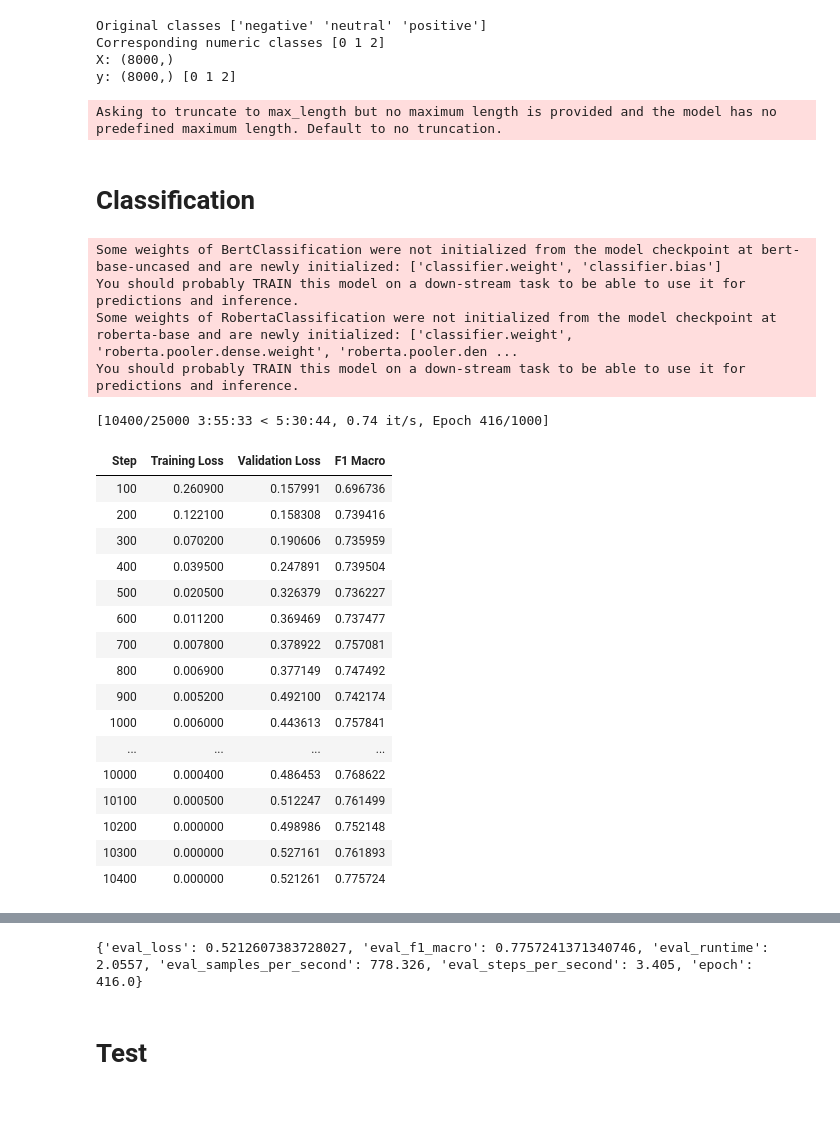
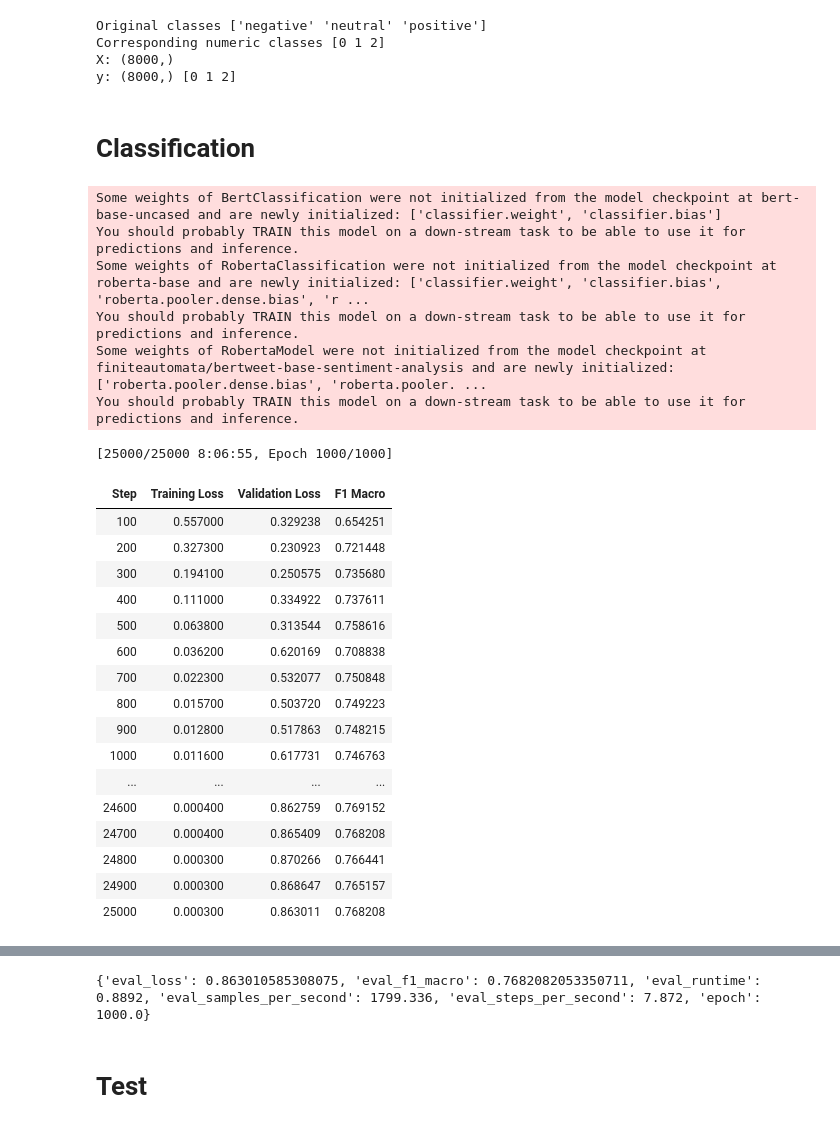
Before and after one commit to fas38/twitter-sentiment-analysis, a Jupyter notebook: deep_learning_pretrained_transformers_clf.nbconvert.ipynb, the cells around one changed output, grey strips where cells are left out. Saved outputs shown, nothing was run; the diff lists cells and outputs as text; code cells hidden in the pictures.

Commit message:
finalized models

```diff
--- a/deep_learning_pretrained_transformers_clf.nbconvert.ipynb
+++ b/deep_learning_pretrained_transformers_clf.nbconvert.ipynb
@@ -27,6 +27,6 @@ def preprocess(text):
 # %%
-df['words_str'] = df['text'].apply(preprocess)
-df_test['words_str'] = df_test['text'].apply(preprocess)
+# df['words_str'] = df['text'].apply(preprocess)
+# df_test['words_str'] = df_test['text'].apply(preprocess)
 # %%
 from sklearn import preprocessing
 from transformers import BertTokenizer, BertModel, BertPreTrainedModel, TrainingArguments, Trainer
@@ -71,12 +71,12 @@ tokenizer_bert = BertTokenizer.from_pretrained('bert-base-uncased')
 tokenizer_roberta = RobertaTokenizer.from_pretrained('roberta-base')
 tokenizer_twitter = AutoTokenizer.from_pretrained('cardiffnlp/twitter-roberta-base')
 tokenizer_twitter_sentiment = AutoTokenizer.from_pretrained('cardiffnlp/twitter-roberta-base-sentiment-latest')
+tokenizer_mpnet = AutoTokenizer.from_pretrained('sentence-transformers/stsb-mpnet-base-v2')
+tokenizer_bert_twitter = AutoTokenizer.from_pretrained('finiteautomata/bertweet-base-sentiment-analysis')
 # %%
-tokenizer = tokenizer_twitter_sentiment
+tokenizer = tokenizer_bert_twitter
 train_encodings = tokenizer(train_texts.tolist(), truncation=True, padding=True)
 val_encodings = tokenizer(val_texts.tolist(), truncation=True, padding=True)
-# %% [output]
-Asking to truncate to max_length but no maximum length is provided and the model has no predefined maximum length. Default to no truncation.
 # %% [markdown]
 # Classification
 # %%
@@ -308,13 +449,17 @@ val_dataset = ClassificationDataset(val_encodings, val_labels)
 model_bert = BertClassification.from_pretrained('bert-base-uncased')
 model_roberta = RobertaClassification.from_pretrained('roberta-base')
 model_twitter = RobertaClassificationTwitter_3()
+model_mpnet = MpnetClassification()
+model_bert_twitter = BertClassificationTwitter_3()
 # %% [output]
 Some weights of BertClassification were not initialized from the model checkpoint at bert-base-uncased and are newly initialized: ['classifier.weight', 'classifier.bias']
 You should probably TRAIN this model on a down-stream task to be able to use it for predictions and inference.
-Some weights of RobertaClassification were not initialized from the model checkpoint at roberta-base and are newly initialized: ['classifier.weight', 'roberta.pooler.dense.weight', 'roberta.pooler.den ...
+Some weights of RobertaClassification were not initialized from the model checkpoint at roberta-base and are newly initialized: ['classifier.weight', 'classifier.bias', 'roberta.pooler.dense.bias', 'r ...
 You should probably TRAIN this model on a down-stream task to be able to use it for predictions and inference.
+Some weights of RobertaModel were not initialized from the model checkpoint at finiteautomata/bertweet-base-sentiment-analysis and are newly initialized: ['roberta.pooler.dense.bias', 'roberta.pooler. ...
+You should probably TRAIN this model on a down-stream task to be able to use it for predictions and inference.
 # %%
-model = model_twitter.to(device)
+model = model_bert_twitter.to(device)
 
 # Define training arguments and trainer
 training_args = TrainingArguments(
@@ -323,51 +468,51 @@ training_args = TrainingArguments(
     per_device_eval_batch_size=256,
     learning_rate=0.00001,
     num_train_epochs=1000,
     logging_dir='./logs',
     evaluation_strategy='steps',
     logging_steps=100,
     weight_decay=0.0001,
     lr_scheduler_type='cosine',  # Using a cosine scheduler
     warmup_steps=100  # Number of warmup steps
 )
 
 
 
 
 trainer = Trainer(
     model=model,
     args=training_args,
     train_dataset=train_dataset,
     eval_dataset=val_dataset,
     compute_metrics=f1_macro,
     callbacks=[ThresholdEarlyStoppingCallback()],
 )
 
 
 # Train the model
 trainer.train()
 eval_results = trainer.evaluate()
 print(eval_results)
 # %% [output]
-[10400/25000 3:55:33 < 5:30:44, 0.74 it/s, Epoch 416/1000]
+[25000/25000 8:06:55, Epoch 1000/1000]
 | Step | Training Loss | Validation Loss | F1 Macro |
-| 100 | 0.260900 | 0.157991 | 0.696736 |
-| 200 | 0.122100 | 0.158308 | 0.739416 |
-| 300 | 0.070200 | 0.190606 | 0.735959 |
-| 400 | 0.039500 | 0.247891 | 0.739504 |
-| 500 | 0.020500 | 0.326379 | 0.736227 |
-| 600 | 0.011200 | 0.369469 | 0.737477 |
-| 700 | 0.007800 | 0.378922 | 0.757081 |
-| 800 | 0.006900 | 0.377149 | 0.747492 |
-| 900 | 0.005200 | 0.492100 | 0.742174 |
-| 1000 | 0.006000 | 0.443613 | 0.757841 |
+| 100 | 0.557000 | 0.329238 | 0.654251 |
+| 200 | 0.327300 | 0.230923 | 0.721448 |
+| 300 | 0.194100 | 0.250575 | 0.735680 |
+| 400 | 0.111000 | 0.334922 | 0.737611 |
+| 500 | 0.063800 | 0.313544 | 0.758616 |
+| 600 | 0.036200 | 0.620169 | 0.708838 |
+| 700 | 0.022300 | 0.532077 | 0.750848 |
+| 800 | 0.015700 | 0.503720 | 0.749223 |
+| 900 | 0.012800 | 0.517863 | 0.748215 |
+| 1000 | 0.011600 | 0.617731 | 0.746763 |
 | ... | ... | ... | ... |
-| 10000 | 0.000400 | 0.486453 | 0.768622 |
-| 10100 | 0.000500 | 0.512247 | 0.761499 |
-| 10200 | 0.000000 | 0.498986 | 0.752148 |
-| 10300 | 0.000000 | 0.527161 | 0.761893 |
-| 10400 | 0.000000 | 0.521261 | 0.775724 |
+| 24600 | 0.000400 | 0.862759 | 0.769152 |
+| 24700 | 0.000400 | 0.865409 | 0.768208 |
+| 24800 | 0.000300 | 0.870266 | 0.766441 |
+| 24900 | 0.000300 | 0.868647 | 0.765157 |
+| 25000 | 0.000300 | 0.863011 | 0.768208 |
 [interactive output not drawn]
-{'eval_loss': 0.5212607383728027, 'eval_f1_macro': 0.7757241371340746, 'eval_runtime': 2.0557, 'eval_samples_per_second': 778.326, 'eval_steps_per_second': 3.405, 'epoch': 416.0}
+{'eval_loss': 0.863010585308075, 'eval_f1_macro': 0.7682082053350711, 'eval_runtime': 0.8892, 'eval_samples_per_second': 1799.336, 'eval_steps_per_second': 7.872, 'epoch': 1000.0}
 # %%
 # Save the model
```
Also changed, not shown: parts of 14 cells of this notebook, 9 other files.
